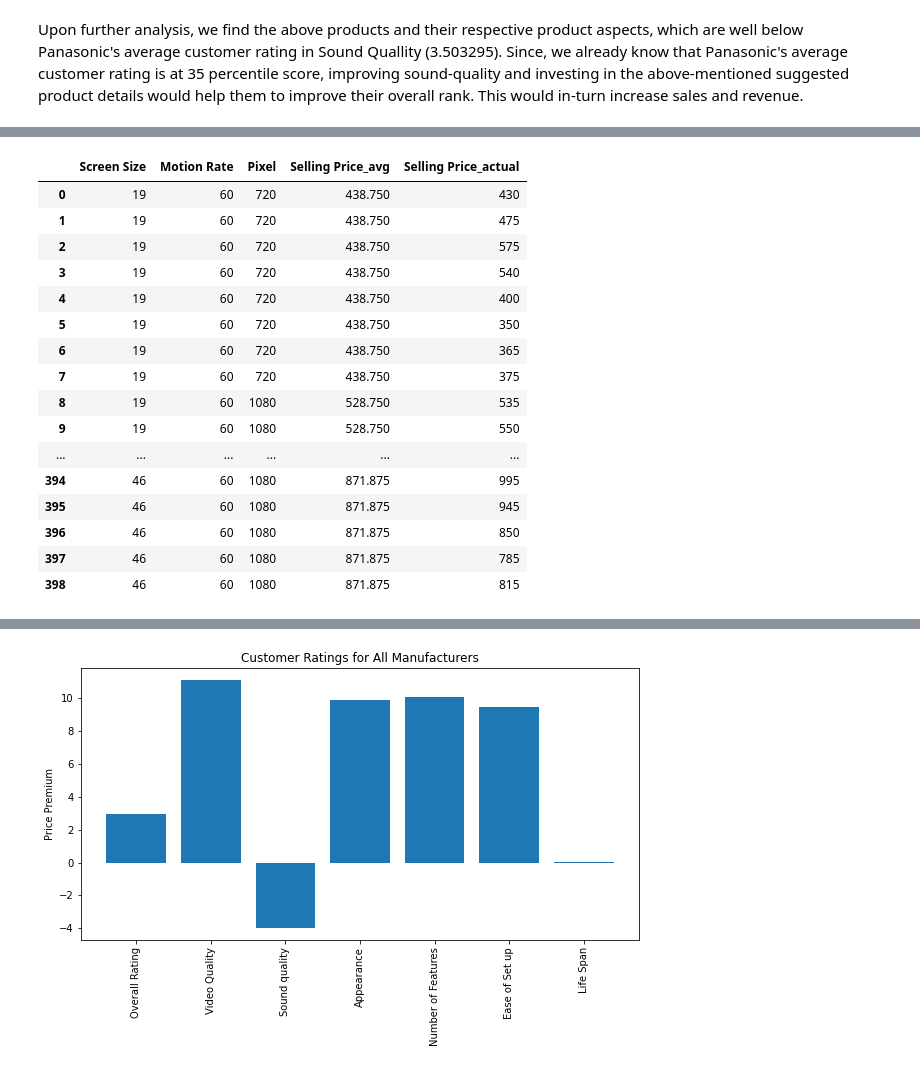
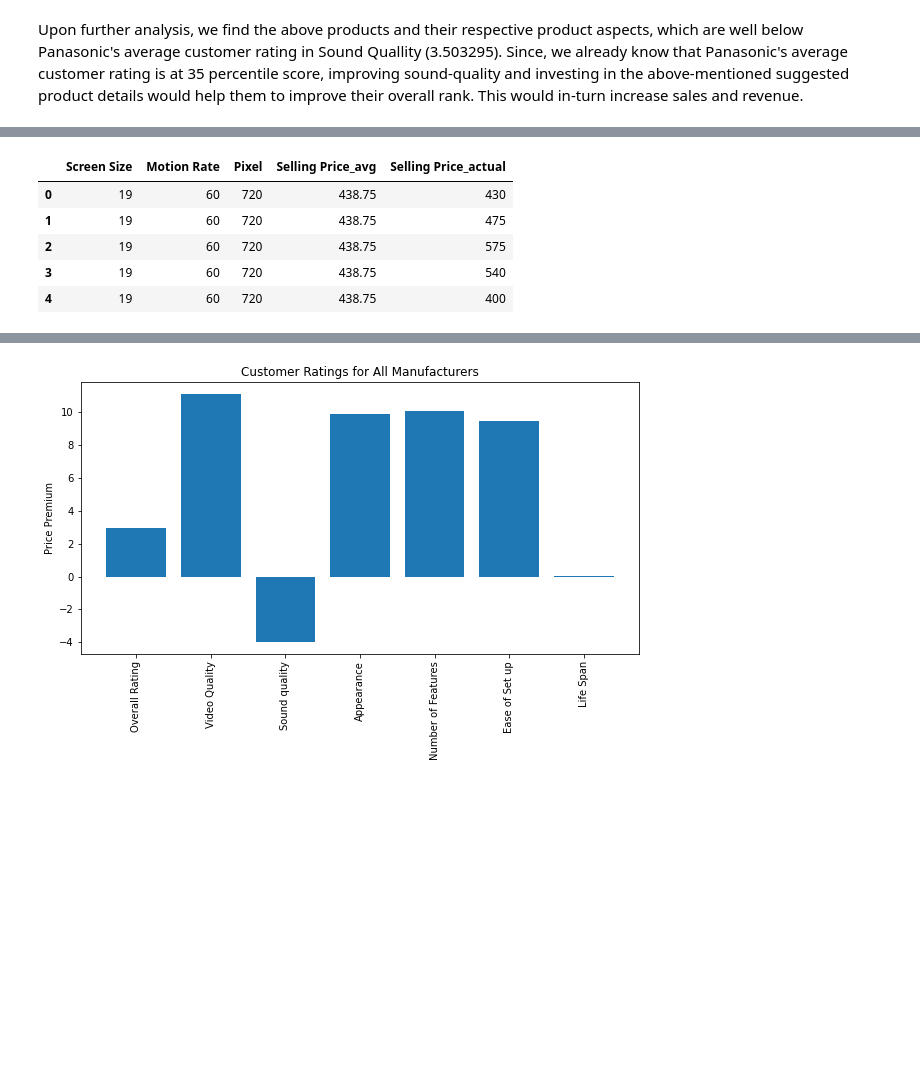
Before and after one commit to Divamshah/User-Generated-Content-Analysis, a Jupyter notebook: UserGeneratedContent_Analysis.ipynb, the cells around one changed output, grey strips where cells are left out. Saved outputs shown, nothing was run; the diff lists cells and outputs as text; code cells hidden in the pictures; blank space fills up the shorter version.

```diff
--- a/UserGeneratedContent_Analysis.ipynb
+++ b/UserGeneratedContent_Analysis.ipynb
@@ -224,30 +180,19 @@ selling_df
 # %%
 #Merging Dateframes.
 
 df_merged = pd.merge(avg_df[['Screen Size', 'Motion Rate', 'Pixel','Selling Price']],
                      selling_df[['Screen Size', 'Motion Rate', 'Pixel', 'Selling Price']],
                      how= 'left',
                      left_on = ['Screen Size','Motion Rate', 'Pixel'],
                      right_on = ['Screen Size','Motion Rate', 'Pixel'],
                      suffixes = ['_avg', '_actual'])
-df_merged
+df_merged.head()
 # %% [output]
 |  | Screen Size | Motion Rate | Pixel | Selling Price_avg | Selling Price_actual |
-| 0 | 19 | 60 | 720 | 438.750 | 430 |
-| 1 | 19 | 60 | 720 | 438.750 | 475 |
-| 2 | 19 | 60 | 720 | 438.750 | 575 |
-| 3 | 19 | 60 | 720 | 438.750 | 540 |
-| 4 | 19 | 60 | 720 | 438.750 | 400 |
-| 5 | 19 | 60 | 720 | 438.750 | 350 |
-| 6 | 19 | 60 | 720 | 438.750 | 365 |
-| 7 | 19 | 60 | 720 | 438.750 | 375 |
-| 8 | 19 | 60 | 1080 | 528.750 | 535 |
-| 9 | 19 | 60 | 1080 | 528.750 | 550 |
-| ... | ... | ... | ... | ... | ... |
-| 394 | 46 | 60 | 1080 | 871.875 | 995 |
-| 395 | 46 | 60 | 1080 | 871.875 | 945 |
-| 396 | 46 | 60 | 1080 | 871.875 | 850 |
-| 397 | 46 | 60 | 1080 | 871.875 | 785 |
-| 398 | 46 | 60 | 1080 | 871.875 | 815 |
+| 0 | 19 | 60 | 720 | 438.75 | 430 |
+| 1 | 19 | 60 | 720 | 438.75 | 475 |
+| 2 | 19 | 60 | 720 | 438.75 | 575 |
+| 3 | 19 | 60 | 720 | 438.75 | 540 |
+| 4 | 19 | 60 | 720 | 438.75 | 400 |
 # %%
 df['Price_Difference'] = df_merged['Selling Price_actual'] - df_merged['Selling Price_avg']
```
Also changed, not shown: parts of 10 cells of this notebook.
